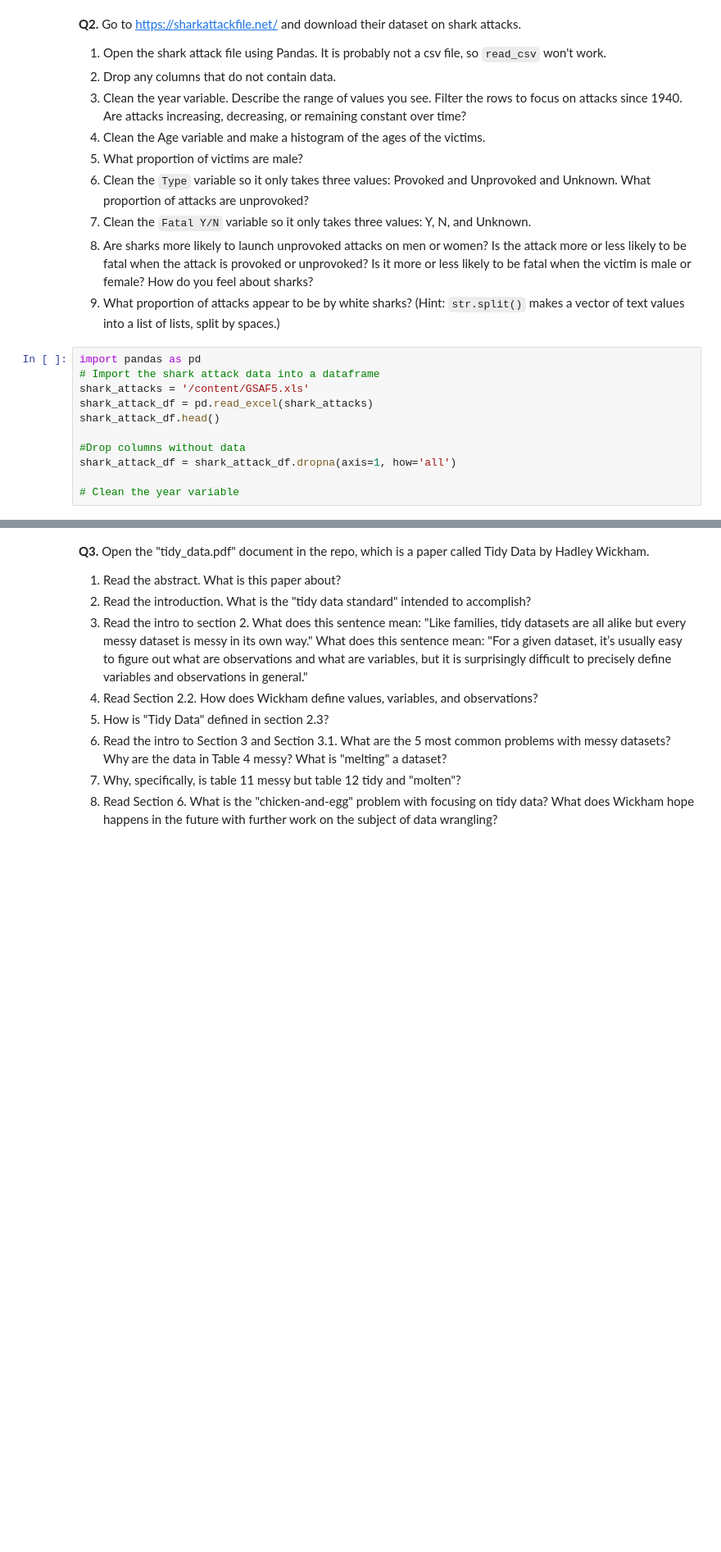
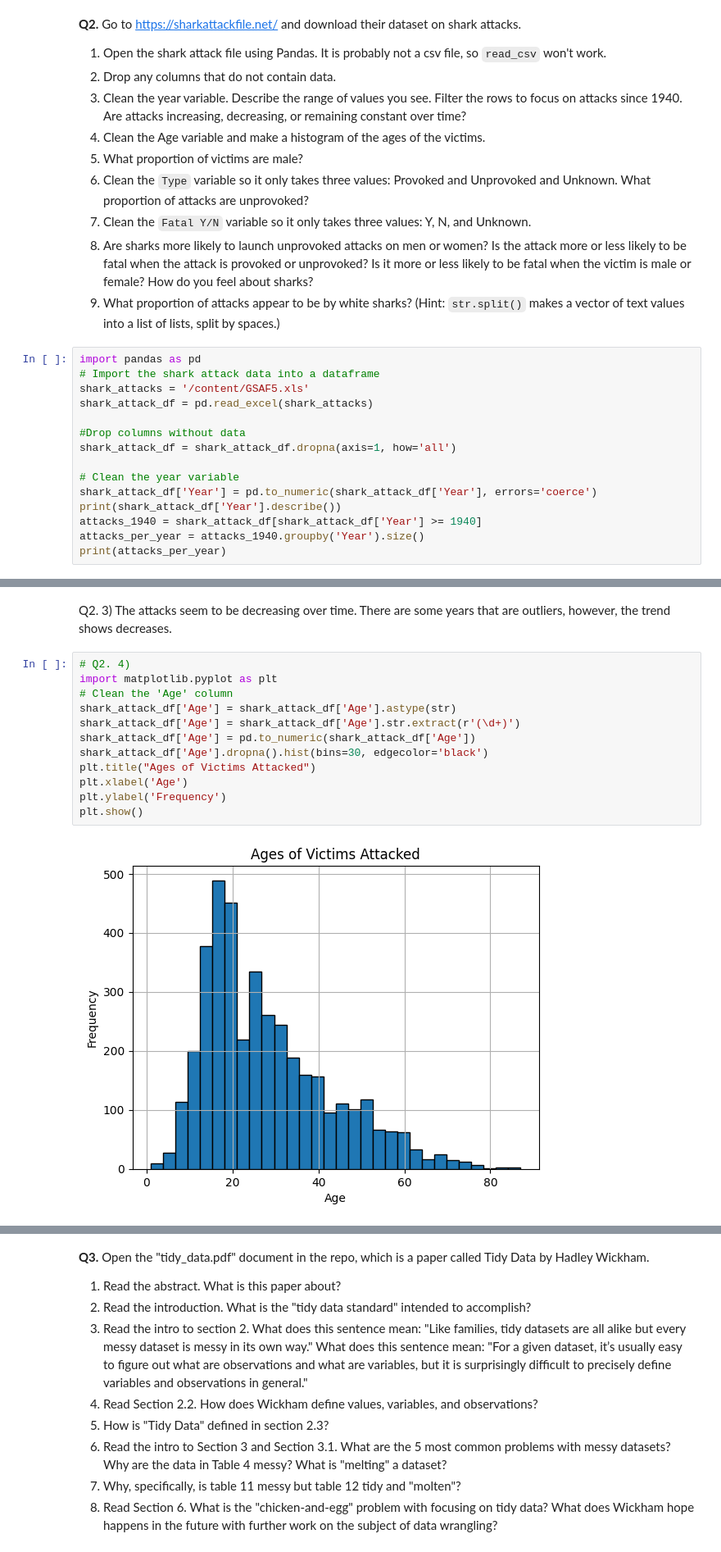
Before and after one commit to dahalnirusma/wrangling, a Jupyter notebook: assignment/assignment.ipynb, the cells around one changed output, grey strips where cells are left out. Shown at 82% size. Drawn from its saved outputs; the diff is of its cells as text; blank space fills up the shorter version.

```diff
--- a/assignment/assignment.ipynb
+++ b/assignment/assignment.ipynb
@@ -174,10 +174,14 @@ import pandas as pd
 # Import the shark attack data into a dataframe
 shark_attacks = '/content/GSAF5.xls'
 shark_attack_df = pd.read_excel(shark_attacks)
-shark_attack_df.head()
 
 #Drop columns without data
 shark_attack_df = shark_attack_df.dropna(axis=1, how='all')
 
 # Clean the year variable
+shark_attack_df['Year'] = pd.to_numeric(shark_attack_df['Year'], errors='coerce')
+print(shark_attack_df['Year'].describe())
+attacks_1940 = shark_attack_df[shark_attack_df['Year'] >= 1940]
+attacks_per_year = attacks_1940.groupby('Year').size()
+print(attacks_per_year)
 # %% [output]
@@ -190,0 +205,16 @@ shark_attack_df = shark_attack_df.dropna(axis=1, how='all')
+# %% [markdown]
+Q2. 3) The attacks seem to be decreasing over time. There are some years that are outliers, however, the trend shows decreases.
+# %%
+# Q2. 4)
+import matplotlib.pyplot as plt
+# Clean the 'Age' column
+shark_attack_df['Age'] = shark_attack_df['Age'].astype(str)
+shark_attack_df['Age'] = shark_attack_df['Age'].str.extract(r'(\d+)')
+shark_attack_df['Age'] = pd.to_numeric(shark_attack_df['Age'])
+shark_attack_df['Age'].dropna().hist(bins=30, edgecolor='black')
+plt.title("Ages of Victims Attacked")
+plt.xlabel('Age')
+plt.ylabel('Frequency')
+plt.show()
+# %% [output]
+[figure, added]
```
Also changed, not shown: parts of 8 cells of this notebook.
